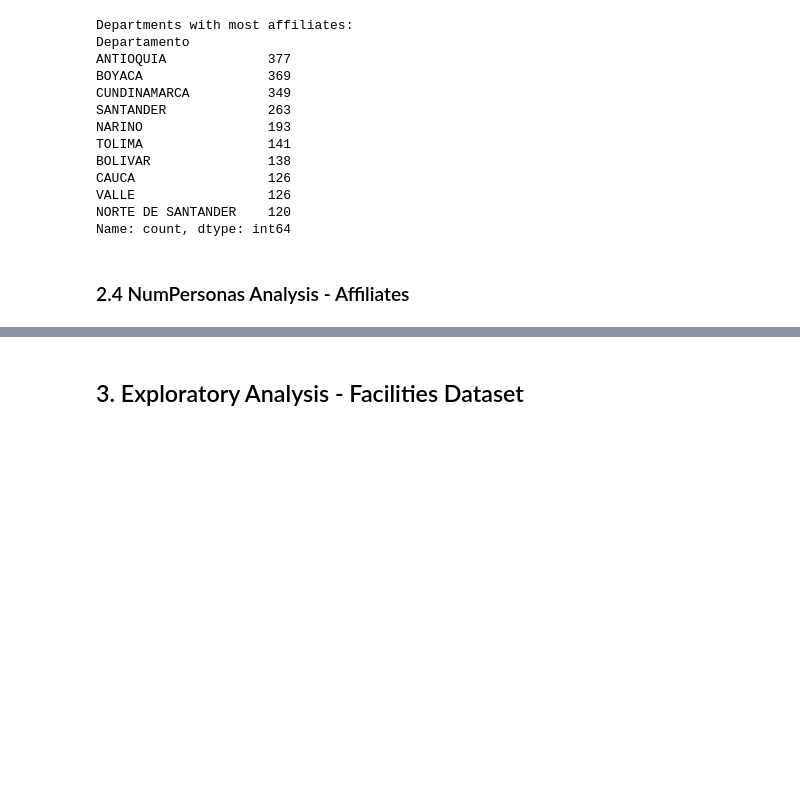
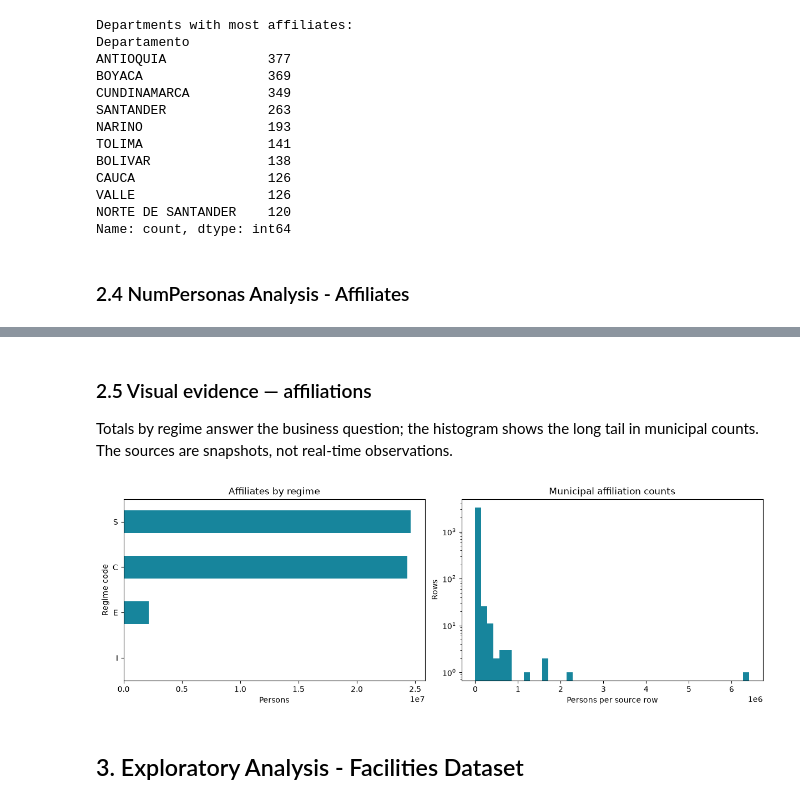
Before and after one commit to driosoft-pro/etl-2026-2-ods3-salud-api-gx-airflow-streaming-kafka-, a Jupyter notebook: notebooks/01_data_validation_cleanup.ipynb, the cells around one changed output, grey strips where cells are left out. Drawn from its saved outputs; the diff is of its cells as text; code cells hidden in the pictures; blank space fills up the shorter version.

Commit message:
feat: complete ETL validation streaming and project launchers

```diff
--- a/notebooks/01_data_validation_cleanup.ipynb
+++ b/notebooks/01_data_validation_cleanup.ipynb
@@ -50,0 +38,13 @@ Facilities: healthcare_facilities_by_level_capacity_20260906.csv
+# %%
+from pathlib import Path
+
+# Works both from notebooks/ and the repository root.
+PROJECT_DIR = Path.cwd() if (Path.cwd() / 'data' / 'raw').exists() else Path.cwd().parent
+DATA_DIR = str(PROJECT_DIR / 'data' / 'raw')
+AFFILIATES_FILE = 'affiliates_by_department_municipality_regime_20260906.csv'
+FACILITIES_FILE = 'healthcare_facilities_by_level_capacity_20260906.csv'
+print('Sources:', AFFILIATES_FILE, 'and', FACILITIES_FILE)
+
+if str(PROJECT_DIR) not in sys.path:
+    sys.path.insert(0, str(PROJECT_DIR))
+from src.numeric import parse_capacity
@@ -245,6 +247,25 @@ After cleanup:
   Minimum: 1
   Maximum: 6,410,877
   Average: 15,192
+# %% [markdown]
+### 2.5 Visual evidence — affiliations
+
+Totals by regime answer the business question; the histogram shows the long tail in municipal counts. The sources are snapshots, not real-time observations.
+# %%
+%matplotlib inline
+import matplotlib.pyplot as plt
+EVIDENCE_DIR = PROJECT_DIR / 'docs' / 'evidence' / 'profiling'
+EVIDENCE_DIR.mkdir(parents=True, exist_ok=True)
+fig, axes = plt.subplots(1, 2, figsize=(12, 4), constrained_layout=True)
+regime_totals = df_affiliates.groupby('IDRegimen')['NumPersonas_Clean'].sum().sort_values()
+regime_totals.plot.barh(ax=axes[0], color='#17859c')
+axes[0].set(title='Affiliates by regime', xlabel='Persons', ylabel='Regime code')
+axes[1].hist(df_affiliates['NumPersonas_Clean'], bins=45, color='#17859c')
+axes[1].set(title='Municipal affiliation counts', xlabel='Persons per source row', ylabel='Rows', yscale='log')
+fig.savefig(EVIDENCE_DIR / 'eda_affiliates.png', dpi=150)
+plt.show()
+# %% [output]
+[figure, added]
 # %% [markdown]
 ## 3. Exploratory Analysis - Facilities Dataset
 # %%
```
Also changed, not shown: parts of 27 cells of this notebook, 54 other files.
